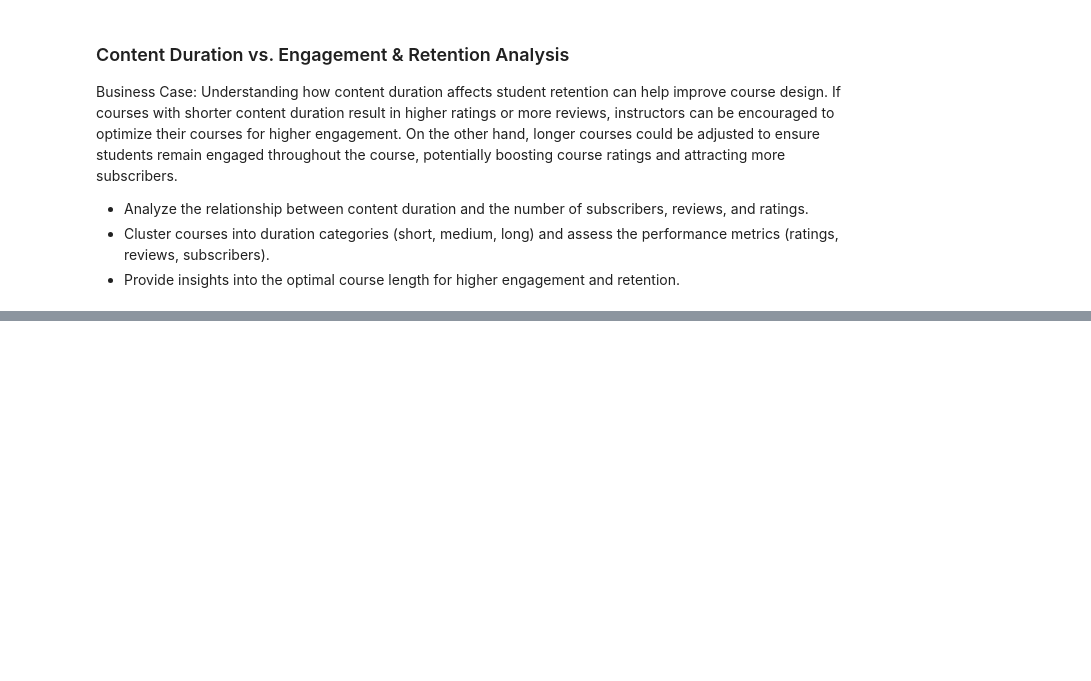
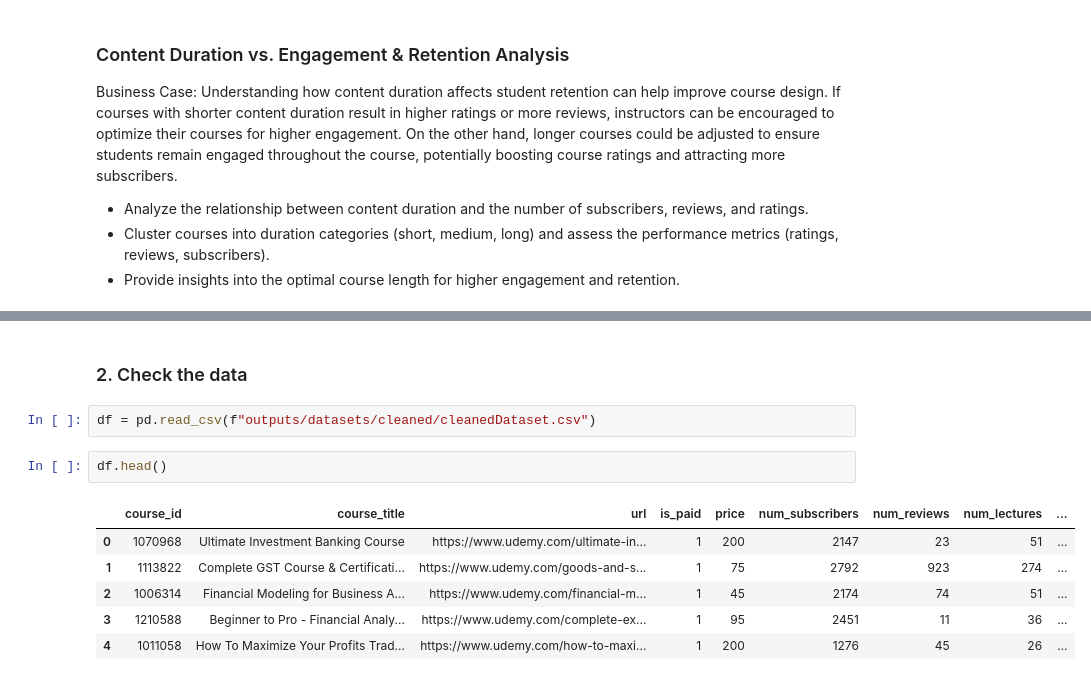
Before and after one commit to hirakhan95/course-cost-analyzer, a Jupyter notebook: jupyter_notebooks/ML_Modeling_and_Evaluation2.ipynb, the cells around one changed output, grey strips where cells are left out. Cells and saved outputs as stored; diff of their text form; blank space fills up the shorter version.

```diff
--- a/jupyter_notebooks/ML_Modeling_and_Evaluation2.ipynb
+++ b/jupyter_notebooks/ML_Modeling_and_Evaluation2.ipynb
@@ -27,0 +43,13 @@ Understanding how content duration affects student retention can help improve co
+# %% [markdown]
+### 2. Check the data
+# %%
+df = pd.read_csv(f"outputs/datasets/cleaned/cleanedDataset.csv")
+# %%
+df.head()
+# %% [output]
+|  | course_id | course_title | url | is_paid | price | num_subscribers | num_reviews | num_lectures | ... |
+| 0 | 1070968 | Ultimate Investment Banking Course | https://www.udemy.com/ultimate-in... | 1 | 200 | 2147 | 23 | 51 | ... |
+| 1 | 1113822 | Complete GST Course & Certificati... | https://www.udemy.com/goods-and-s... | 1 | 75 | 2792 | 923 | 274 | ... |
+| 2 | 1006314 | Financial Modeling for Business A... | https://www.udemy.com/financial-m... | 1 | 45 | 2174 | 74 | 51 | ... |
+| 3 | 1210588 | Beginner to Pro - Financial Analy... | https://www.udemy.com/complete-ex... | 1 | 95 | 2451 | 11 | 36 | ... |
+| 4 | 1011058 | How To Maximize Your Profits Trad... | https://www.udemy.com/how-to-maxi... | 1 | 200 | 1276 | 45 | 26 | ... |
```
Also changed, not shown: parts of 8 cells of this notebook.
